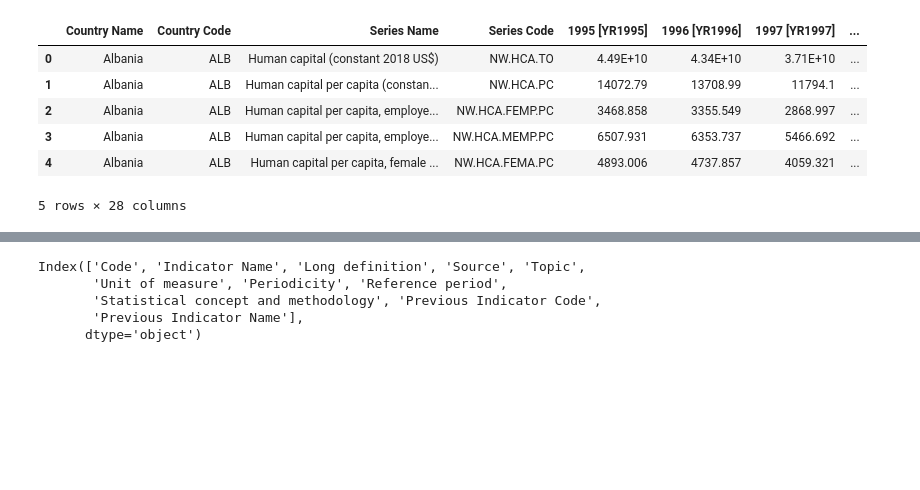
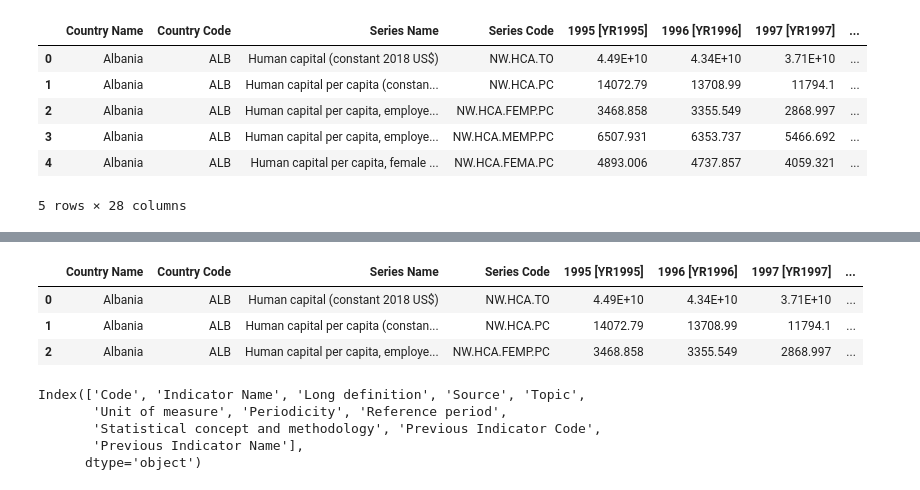
Before and after one commit to Amulah-98/ETL-project, a Jupyter notebook: pipeline/fuctions.ipynb, the cells around one changed output, grey strips where cells are left out. Saved outputs shown, nothing was run; the diff lists cells and outputs as text; code cells hidden in the pictures; blank space fills up the shorter version.

```diff
--- a/pipeline/fuctions.ipynb
+++ b/pipeline/fuctions.ipynb
@@ -132,3 +111,16 @@ AccD.head()
+# %%
+AccData=AccD.drop(['1999 [YR1999]', '2000 [YR2000]', '2001 [YR2001]', '2002 [YR2002]',
+       '2003 [YR2003]', '2004 [YR2004]', '2005 [YR2005]', '2006 [YR2006]',
+       '2007 [YR2007]', '2008 [YR2008]', '2009 [YR2009]', '2010 [YR2010]',
+       '2011 [YR2011]', '2012 [YR2012]', '2013 [YR2013]', '2014 [YR2014]',
+       '2015 [YR2015]', '2016 [YR2016]', '2017 [YR2017]', '2018 [YR2018]'], axis=1)
+# %%
+AccData.head(3)
+# %% [output]
+|  | Country Name | Country Code | Series Name | Series Code | 1995 [YR1995] | 1996 [YR1996] | 1997 [YR1997] | ... |
+| 0 | Albania | ALB | Human capital (constant 2018 US$) | NW.HCA.TO | 4.49E+10 | 4.34E+10 | 3.71E+10 | ... |
+| 1 | Albania | ALB | Human capital per capita (constan... | NW.HCA.PC | 14072.79 | 13708.99 | 11794.1 | ... |
+| 2 | Albania | ALB | Human capital per capita, employe... | NW.HCA.FEMP.PC | 3468.858 | 3355.549 | 2868.997 | ... |
 # %%
 AccS.columns
 # %% [output]
```
Also changed, not shown: parts of 21 cells of this notebook, 1 other file.
